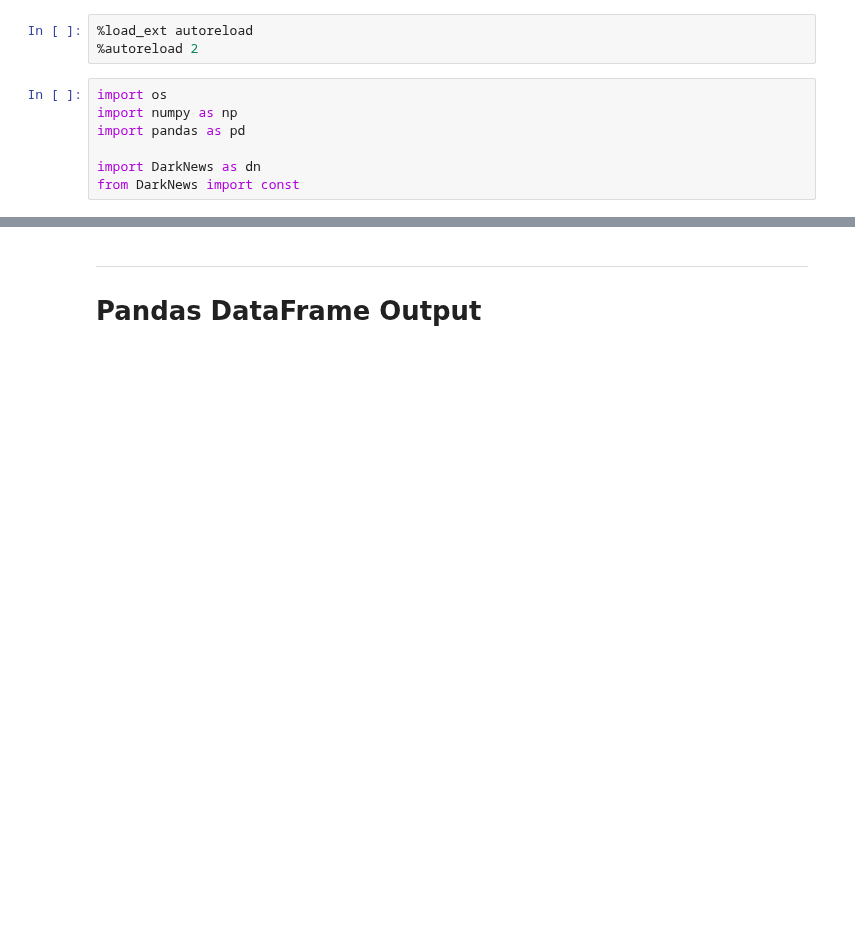
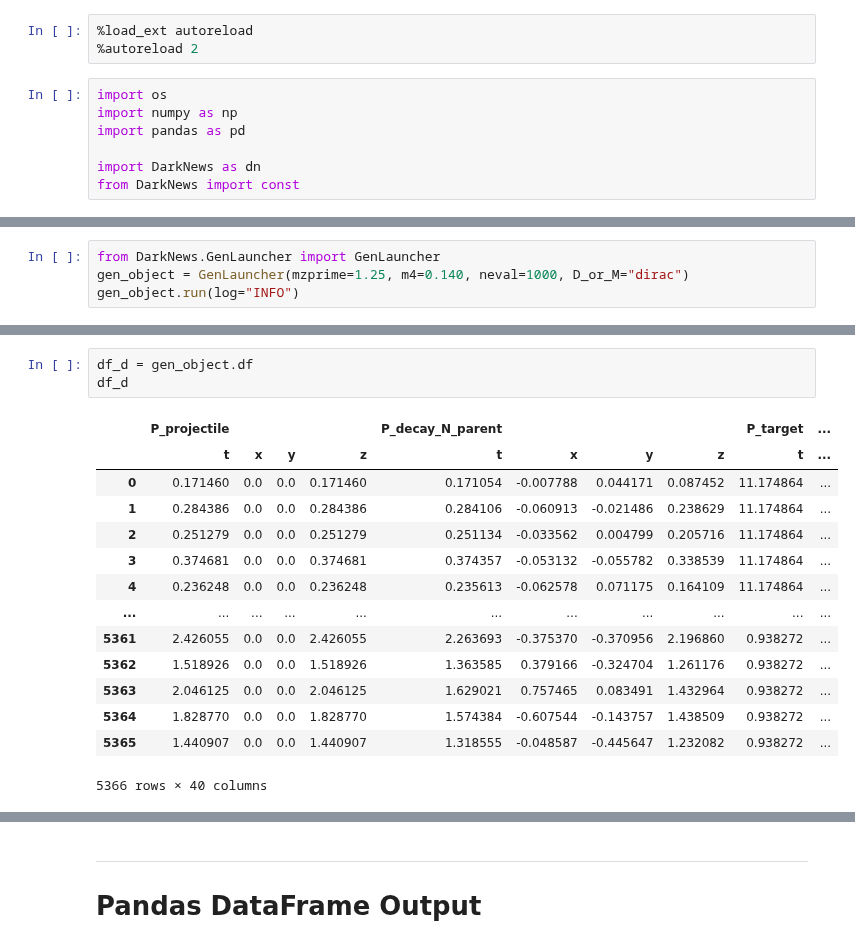
Before and after one commit to mhostert/DarkNews-generator, a Jupyter notebook: examples/Example_0__start_here.ipynb, the cells around one changed output, grey strips where cells are left out. Saved outputs shown, nothing was run; the diff lists cells and outputs as text; blank space fills up the shorter version.

```diff
--- a/examples/Example_0__start_here.ipynb
+++ b/examples/Example_0__start_here.ipynb
@@ -55,0 +114,4 @@ FileNotFoundError: [Errno 2] No such file or directory: 'data/miniboone/3plus2/m
+# %%
+from DarkNews.GenLauncher import GenLauncher
+gen_object = GenLauncher(mzprime=1.25, m4=0.140, neval=1000, D_or_M="dirac")
+gen_object.run(log="INFO")
@@ -55,0 +136,18 @@ FileNotFoundError: [Errno 2] No such file or directory: 'data/miniboone/3plus2/m
+# %%
+df_d = gen_object.df
+df_d
+# %% [output]
+|  | P_projectile |  |  |  | P_decay_N_parent |  |  |  | P_target | ... |
+|  | t | x | y | z | t | x | y | z | t | ... |
+| 0 | 0.171460 | 0.0 | 0.0 | 0.171460 | 0.171054 | -0.007788 | 0.044171 | 0.087452 | 11.174864 | ... |
+| 1 | 0.284386 | 0.0 | 0.0 | 0.284386 | 0.284106 | -0.060913 | -0.021486 | 0.238629 | 11.174864 | ... |
+| 2 | 0.251279 | 0.0 | 0.0 | 0.251279 | 0.251134 | -0.033562 | 0.004799 | 0.205716 | 11.174864 | ... |
+| 3 | 0.374681 | 0.0 | 0.0 | 0.374681 | 0.374357 | -0.053132 | -0.055782 | 0.338539 | 11.174864 | ... |
+| 4 | 0.236248 | 0.0 | 0.0 | 0.236248 | 0.235613 | -0.062578 | 0.071175 | 0.164109 | 11.174864 | ... |
+| ... | ... | ... | ... | ... | ... | ... | ... | ... | ... | ... |
+| 5361 | 2.426055 | 0.0 | 0.0 | 2.426055 | 2.263693 | -0.375370 | -0.370956 | 2.196860 | 0.938272 | ... |
+| 5362 | 1.518926 | 0.0 | 0.0 | 1.518926 | 1.363585 | 0.379166 | -0.324704 | 1.261176 | 0.938272 | ... |
+| 5363 | 2.046125 | 0.0 | 0.0 | 2.046125 | 1.629021 | 0.757465 | 0.083491 | 1.432964 | 0.938272 | ... |
+| 5364 | 1.828770 | 0.0 | 0.0 | 1.828770 | 1.574384 | -0.607544 | -0.143757 | 1.438509 | 0.938272 | ... |
+| 5365 | 1.440907 | 0.0 | 0.0 | 1.440907 | 1.318555 | -0.048587 | -0.445647 | 1.232082 | 0.938272 | ... |
+5366 rows × 40 columns
```
Also changed, not shown: parts of 16 cells of this notebook.
